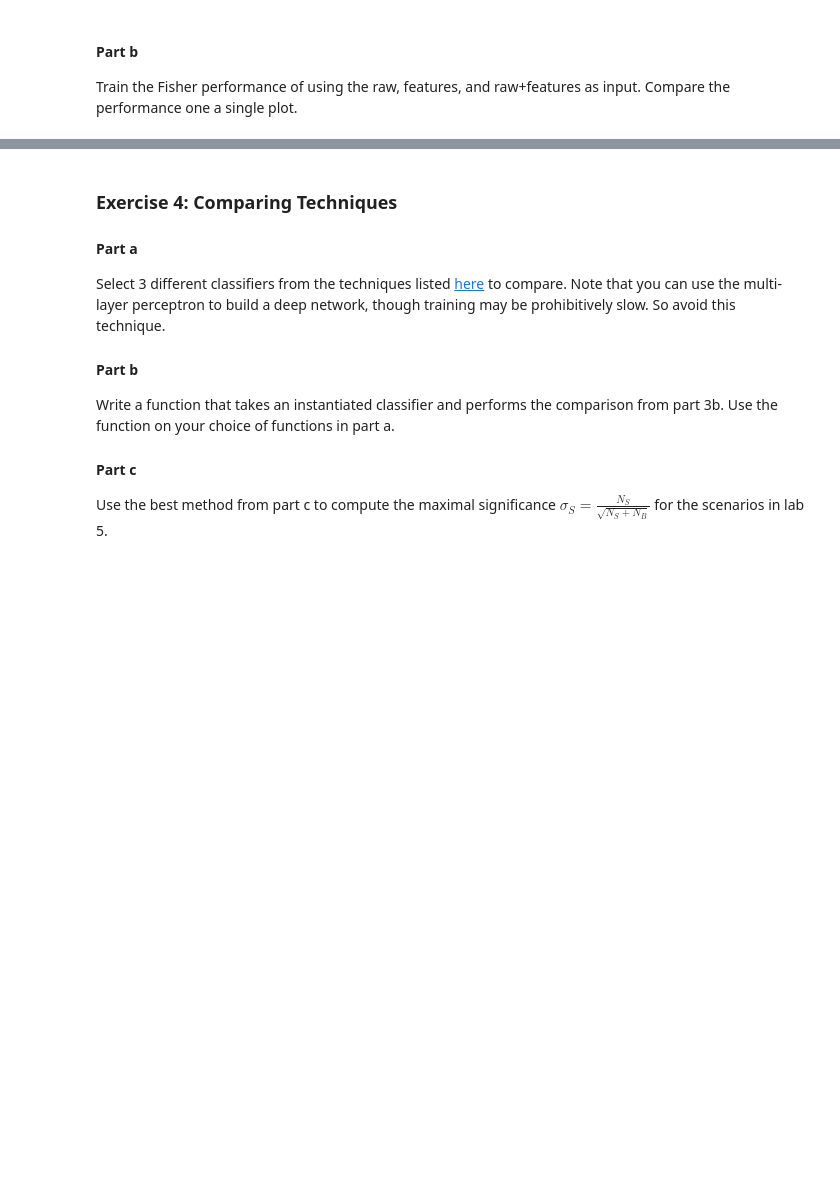
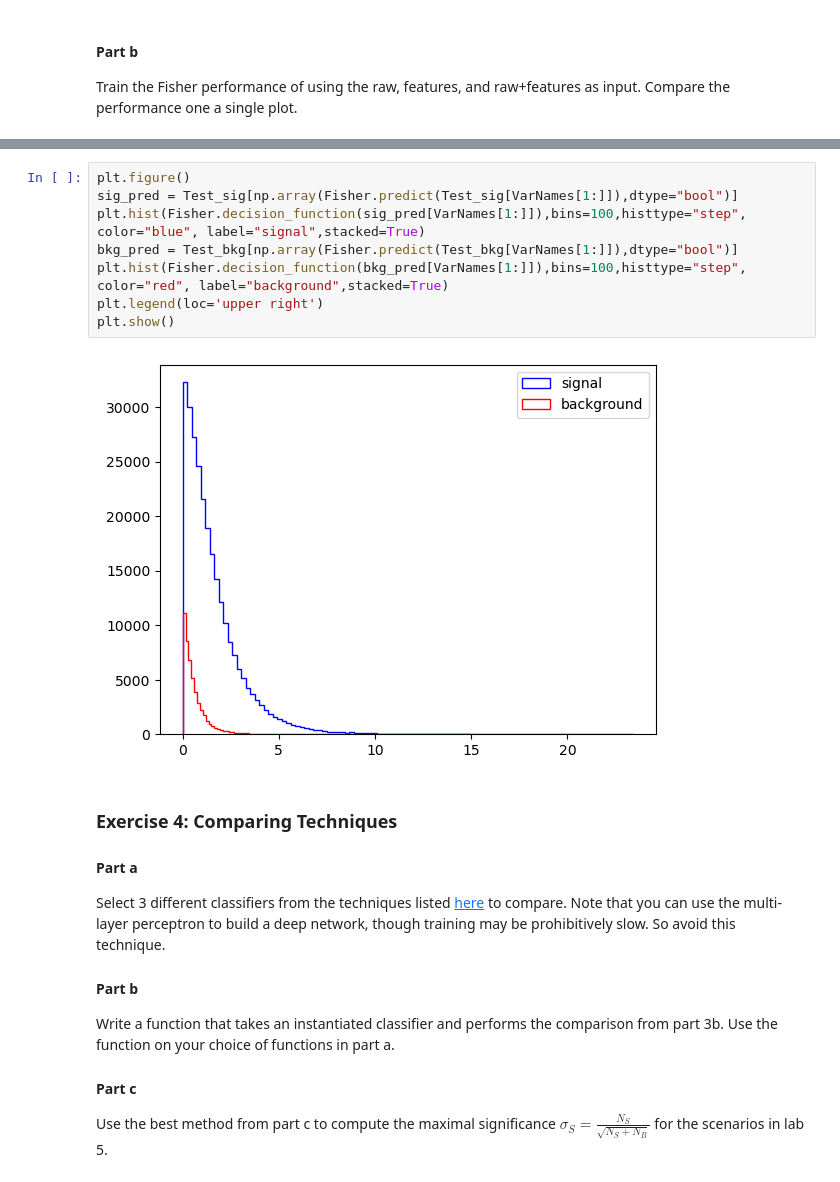
Before and after one commit to AngelaRamirezz/DATA3402.Spring.2025, a Jupyter notebook: Labs/Lab.8/Lab.8soln.ipynb, the cells around one changed output, grey strips where cells are left out. Drawn from its saved outputs; the diff is of its cells as text; blank space fills up the shorter version.

```diff
--- a/Labs/Lab.8/Lab.8soln.ipynb
+++ b/Labs/Lab.8/Lab.8soln.ipynb
@@ -96,3 +114,13 @@ Train the Fisher performance of using the raw, features, and raw+features as inp
+# %%
+plt.figure()
+sig_pred = Test_sig[np.array(Fisher.predict(Test_sig[VarNames[1:]]),dtype="bool")]
+plt.hist(Fisher.decision_function(sig_pred[VarNames[1:]]),bins=100,histtype="step", color="blue", label="signal",stacked=True)
+bkg_pred = Test_bkg[np.array(Fisher.predict(Test_bkg[VarNames[1:]]),dtype="bool")]
+plt.hist(Fisher.decision_function(bkg_pred[VarNames[1:]]),bins=100,histtype="step", color="red", label="background",stacked=True)
+plt.legend(loc='upper right')
+plt.show()
+# %% [output]
+[figure, added]
 # %% [markdown]
 ### Exercise 4: Comparing Techniques
 
```
Also changed, not shown: parts of 8 cells of this notebook.
